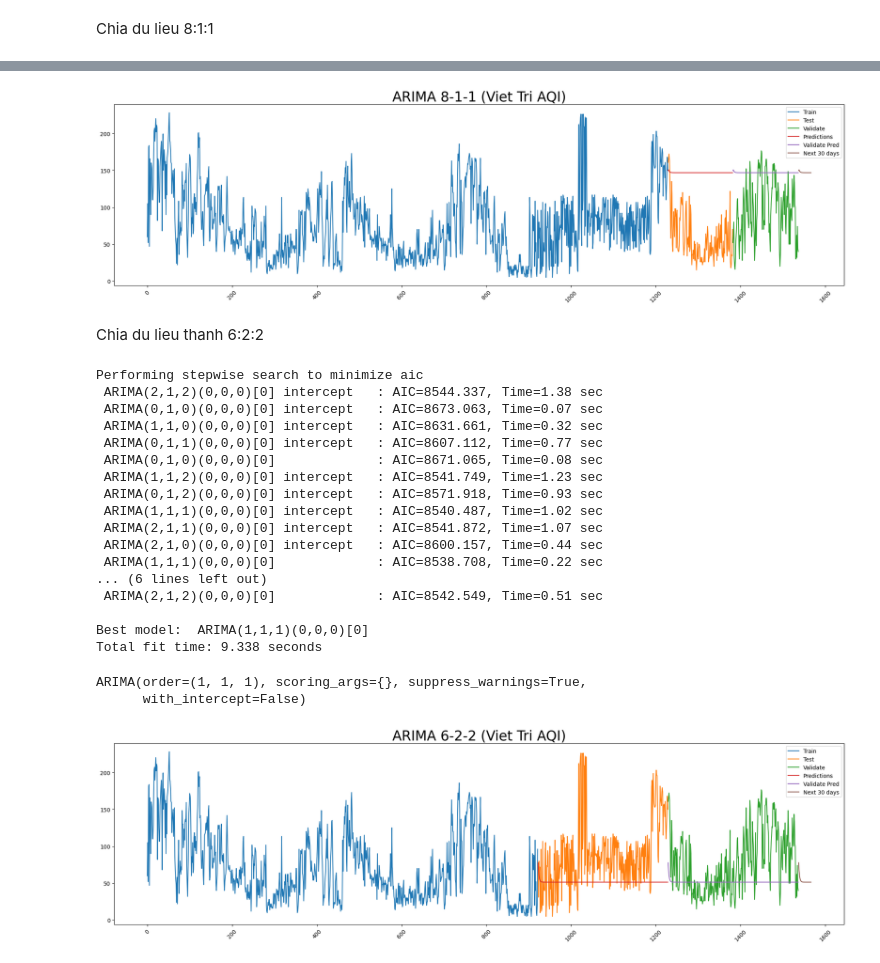
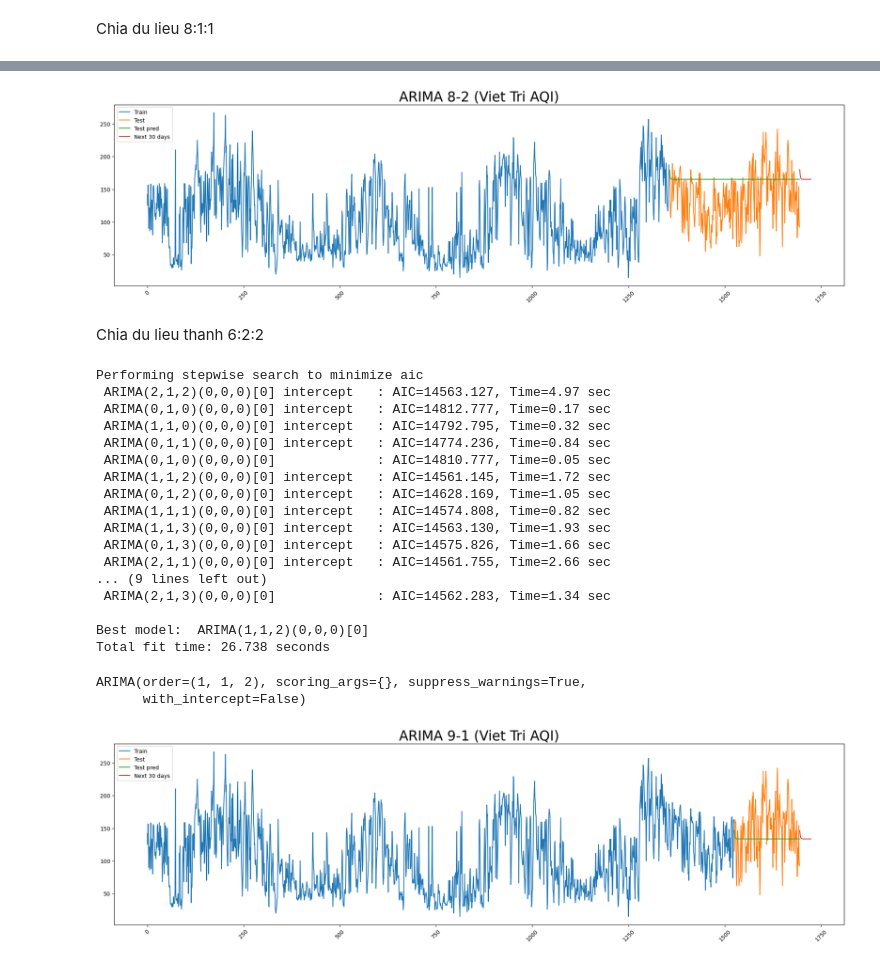
Before and after one commit to ngoctuanuit/IS403_O21_12, a Jupyter notebook: Model/Arima.ipynb, the cells around one changed output, grey strips where cells are left out. Saved outputs shown, nothing was run; the diff lists cells and outputs as text; code cells hidden in the pictures.

Commit message:
Add files via upload
Update lại dữ liệu cho Arima model

```diff
--- a/Model/Arima.ipynb
+++ b/Model/Arima.ipynb
@@ -632,29 +614,25 @@ next_30_days_data = pd.Series(range(last_number_days + 1, last_number_days + 31)
 plt.figure(figsize=(24, 6))
 plt.plot(train_data.index, train_data['AQI'])
 plt.plot(test_data.index, test_data['AQI'])
-plt.plot(val_data.index, val_data['AQI'])
+
 
 plt.plot(test_data.index, test_pred)
-plt.plot(val_data.index, val_pred)
 plt.plot(next_30_days_data , next_30days_pred)
-plt.legend(['Train', 'Test', 'Validate', 'Predictions', 'Validate Pred', 'Next 30 days'])
+plt.legend(['Train', 'Test','Test pred', 'Next 30 days'])
 plt.xticks(rotation=45)
-plt.title('ARIMA 8-1-1 (Viet Tri AQI)', fontsize=25)
+plt.title('ARIMA 8-2 (Viet Tri AQI)', fontsize=25)
 
 plt.show()
 # %% [output]
-[figure, old version]
+[figure, new version]
 # %% [markdown]
 Chia du lieu thanh 6:2:2
 # %%
-# Chia dữ liệu thành tập train, tập test, tập validate theo tỉ lệ 6:2:2
-train_size = int(0.6 * len(df))
-test_size = int(0.2 * len(df))
-val_size = len(df) - train_size - test_size
+# Chia dữ liệu thành tập train, tập test, tập validate theo tỉ lệ 9:1
+train_size = int(0.9 * len(df))
 
 train_data = df[:train_size]
-test_data = df[train_size:train_size+test_size]
-val_data = df[train_size+test_size:]
+test_data = df[train_size:]
 # %%
 model = auto_arima(train_data['AQI'],
                    trace=True,
@@ -664,23 +642,23 @@ model = auto_arima(train_data['AQI'],
 model.fit(train_data['AQI'])
 # %% [output]
 Performing stepwise search to minimize aic
- ARIMA(2,1,2)(0,0,0)[0] intercept   : AIC=8544.337, Time=1.38 sec
- ARIMA(0,1,0)(0,0,0)[0] intercept   : AIC=8673.063, Time=0.07 sec
- ARIMA(1,1,0)(0,0,0)[0] intercept   : AIC=8631.661, Time=0.32 sec
- ARIMA(0,1,1)(0,0,0)[0] intercept   : AIC=8607.112, Time=0.77 sec
- ARIMA(0,1,0)(0,0,0)[0]             : AIC=8671.065, Time=0.08 sec
- ARIMA(1,1,2)(0,0,0)[0] intercept   : AIC=8541.749, Time=1.23 sec
- ARIMA(0,1,2)(0,0,0)[0] intercept   : AIC=8571.918, Time=0.93 sec
- ARIMA(1,1,1)(0,0,0)[0] intercept   : AIC=8540.487, Time=1.02 sec
- ARIMA(2,1,1)(0,0,0)[0] intercept   : AIC=8541.872, Time=1.07 sec
- ARIMA(2,1,0)(0,0,0)[0] intercept   : AIC=8600.157, Time=0.44 sec
- ARIMA(1,1,1)(0,0,0)[0]             : AIC=8538.708, Time=0.22 sec
-... (6 lines left out)
- ARIMA(2,1,2)(0,0,0)[0]             : AIC=8542.549, Time=0.51 sec
+ ARIMA(2,1,2)(0,0,0)[0] intercept   : AIC=14563.127, Time=4.97 sec
+ ARIMA(0,1,0)(0,0,0)[0] intercept   : AIC=14812.777, Time=0.17 sec
+ ARIMA(1,1,0)(0,0,0)[0] intercept   : AIC=14792.795, Time=0.32 sec
+ ARIMA(0,1,1)(0,0,0)[0] intercept   : AIC=14774.236, Time=0.84 sec
+ ARIMA(0,1,0)(0,0,0)[0]             : AIC=14810.777, Time=0.05 sec
+ ARIMA(1,1,2)(0,0,0)[0] intercept   : AIC=14561.145, Time=1.72 sec
+ ARIMA(0,1,2)(0,0,0)[0] intercept   : AIC=14628.169, Time=1.05 sec
+ ARIMA(1,1,1)(0,0,0)[0] intercept   : AIC=14574.808, Time=0.82 sec
+ ARIMA(1,1,3)(0,0,0)[0] intercept   : AIC=14563.130, Time=1.93 sec
+ ARIMA(0,1,3)(0,0,0)[0] intercept   : AIC=14575.826, Time=1.66 sec
+ ARIMA(2,1,1)(0,0,0)[0] intercept   : AIC=14561.755, Time=2.66 sec
+... (9 lines left out)
+ ARIMA(2,1,3)(0,0,0)[0]             : AIC=14562.283, Time=1.34 sec
 
-Best model:  ARIMA(1,1,1)(0,0,0)[0]
-Total fit time: 9.338 seconds
+Best model:  ARIMA(1,1,2)(0,0,0)[0]
+Total fit time: 26.738 seconds
-ARIMA(order=(1, 1, 1), scoring_args={}, suppress_warnings=True,
+ARIMA(order=(1, 1, 2), scoring_args={}, suppress_warnings=True,
       with_intercept=False)
 # %%
 # Test
@@ -692,23 +668,23 @@ next_30days_pred = model.predict( n_periods=30)
 # %%
 # Lấy giá trị của cột number_days ở dòng cuối cùng
 last_number_days = df.index[-1]
 
 # Tạo một Series mới với 30 ngày tiếp theo dựa vào giá trị cuối cùng của cột number_days
 next_30_days_data = pd.Series(range(last_number_days + 1, last_number_days + 31))
 
 
 plt.figure(figsize=(24, 6))
 plt.plot(train_data.index, train_data['AQI'])
 plt.plot(test_data.index, test_data['AQI'])
-plt.plot(val_data.index, val_data['AQI'])
+# plt.plot(val_data.index, val_data['AQI'])
 
 plt.plot(test_data.index, test_pred)
-plt.plot(val_data.index, val_pred)
+# plt.plot(val_data.index, val_pred)
 plt.plot(next_30_days_data , next_30days_pred)
-plt.legend(['Train', 'Test', 'Validate', 'Predictions', 'Validate Pred', 'Next 30 days'])
+plt.legend(['Train', 'Test', 'Test pred', 'Next 30 days'])
 plt.xticks(rotation=45)
-plt.title('ARIMA 6-2-2 (Viet Tri AQI)', fontsize=25)
+plt.title('ARIMA 9-1 (Viet Tri AQI)', fontsize=25)
 
 plt.show()
 # %% [output]
-[figure, old version]
+[figure, new version]
```
Also changed, not shown: parts of 32 cells of this notebook.
